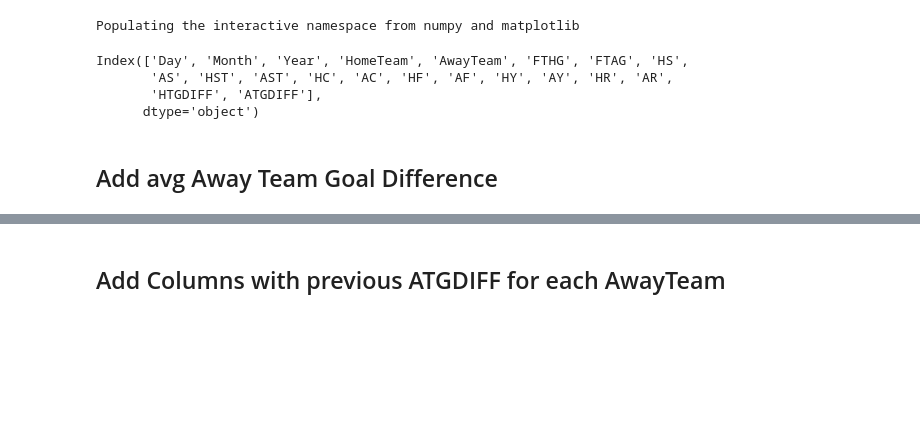
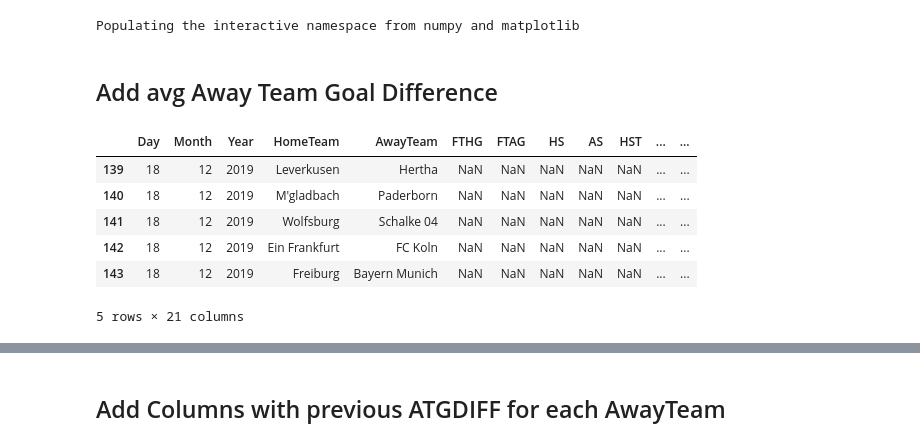
Before and after one commit to nichohelmut/bookie, a Jupyter notebook: away_team_prediction.ipynb, the cells around one changed output, grey strips where cells are left out. Saved outputs shown, nothing was run; the diff lists cells and outputs as text; code cells hidden in the pictures; blank space fills up the shorter version.

```diff
--- a/away_team_prediction.ipynb
+++ b/away_team_prediction.ipynb
@@ -18,23 +19,5 @@ warnings.filterwarnings('ignore')
 Populating the interactive namespace from numpy and matplotlib
 # %%
 df_both_seasons_away = pd.read_pickle('df_both_seasons_essentials')
-# %%
-df_both_seasons_away.columns
-# %% [output]
-Index(['Day', 'Month', 'Year', 'HomeTeam', 'AwayTeam', 'FTHG', 'FTAG', 'HS',
-       'AS', 'HST', 'AST', 'HC', 'AC', 'HF', 'AF', 'HY', 'AY', 'HR', 'AR',
-       'HTGDIFF', 'ATGDIFF'],
-      dtype='object')
 # %% [markdown]
 ## Add avg Away Team Goal Difference
-# %%
-df_both_seasons_away['AVGATGDIFF'] = 0
-avg_per_team = {}
-all_teams = df_both_seasons_away.AwayTeam.unique()
-for t in all_teams:
-    df_team = df_both_seasons_away[df_both_seasons_away['AwayTeam']==t]
-    AVGATGDIFF = df_team.ATGDIFF.rolling(
-        len(df_team.AwayTeam), win_type=None, min_periods=1
-    ).mean()
-    df_team['AVGATGDIFF'] = AVGATGDIFF.values[::-1]
-    avg_per_team[t] = df_team
@@ -50,0 +24,10 @@ def from_dict_value_to_df(d):
+# %%
+df_both_seasons_away.head()
+# %% [output]
+|  | Day | Month | Year | HomeTeam | AwayTeam | FTHG | FTAG | HS | AS | HST | ... | ... |
+| 139 | 18 | 12 | 2019 | Leverkusen | Hertha | NaN | NaN | NaN | NaN | NaN | ... | ... |
+| 140 | 18 | 12 | 2019 | M'gladbach | Paderborn | NaN | NaN | NaN | NaN | NaN | ... | ... |
+| 141 | 18 | 12 | 2019 | Wolfsburg | Schalke 04 | NaN | NaN | NaN | NaN | NaN | ... | ... |
+| 142 | 18 | 12 | 2019 | Ein Frankfurt | FC Koln | NaN | NaN | NaN | NaN | NaN | ... | ... |
+| 143 | 18 | 12 | 2019 | Freiburg | Bayern Munich | NaN | NaN | NaN | NaN | NaN | ... | ... |
+5 rows × 21 columns
```
Also changed, not shown: parts of 52 cells of this notebook, 28 other files.
